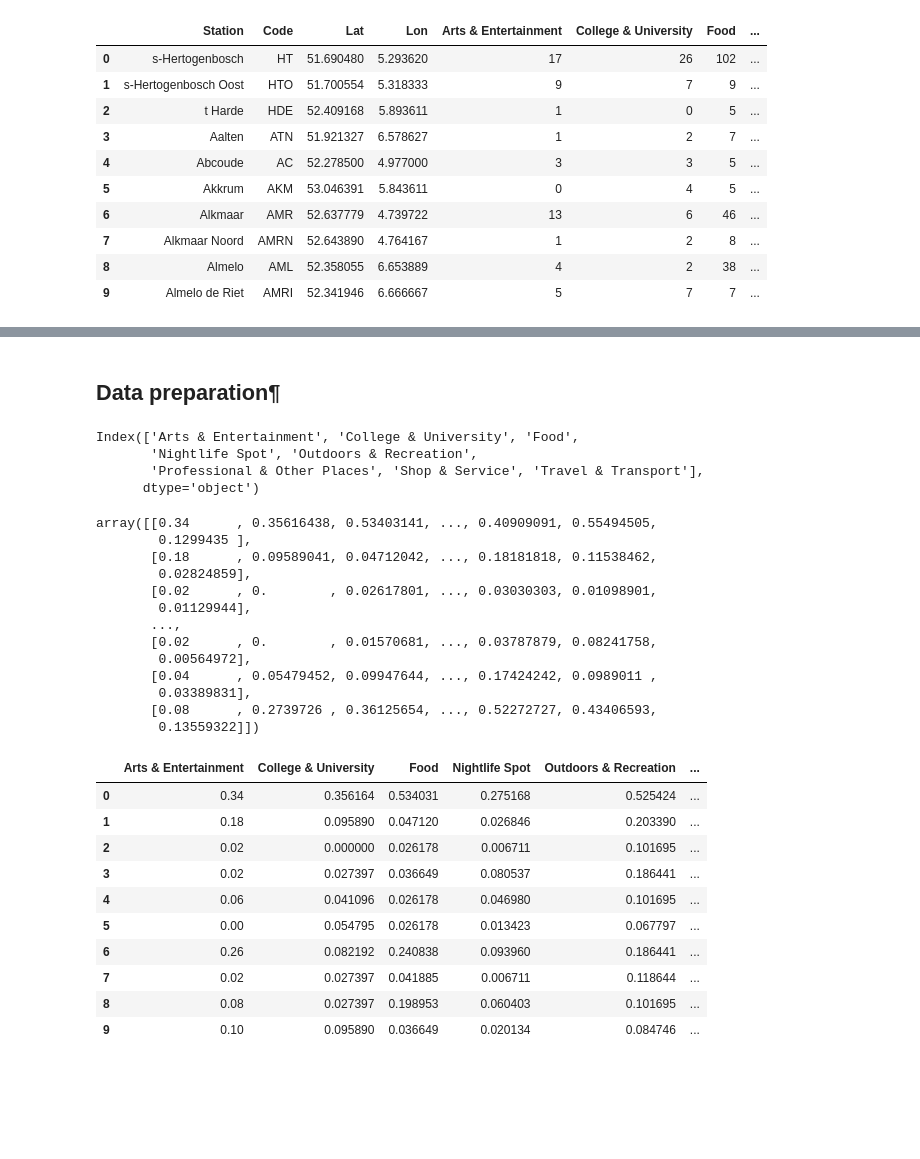
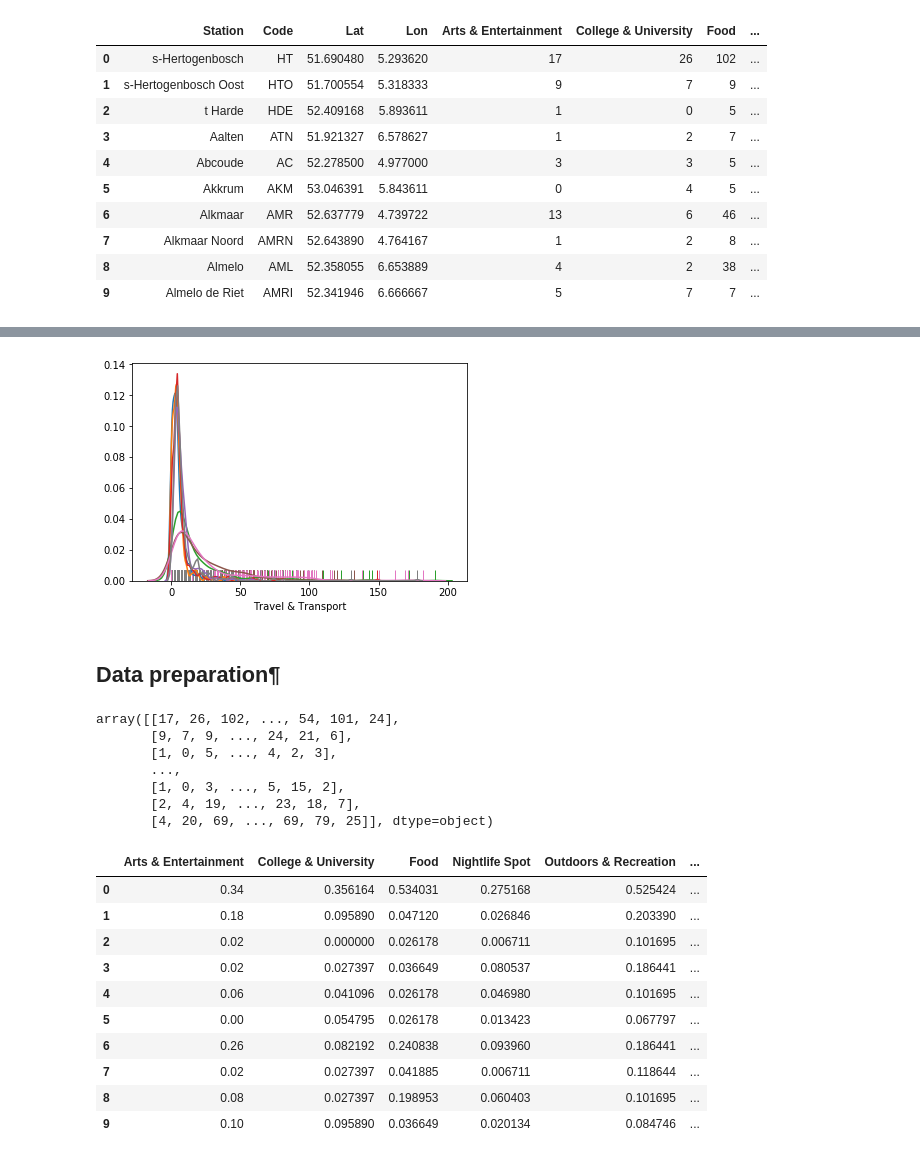
Before and after one commit to ArjanLem/Coursera_Capstone, a Jupyter notebook: BattleNeighbourhoods/classification_dutch_train_stations-wk5.ipynb, the cells around one changed output, grey strips where cells are left out. Cells and saved outputs as stored; diff of their text form; code cells hidden in the pictures; blank space fills up the shorter version.

```diff
--- a/BattleNeighbourhoods/classification_dutch_train_stations-wk5.ipynb
+++ b/BattleNeighbourhoods/classification_dutch_train_stations-wk5.ipynb
@@ -221,31 +236,28 @@ stations_venues_df.head(10)
+# %%
+#lines = stations_venues_plot_df.plot.line()
+for col in stations_venues_plot_df.columns:
+    sns.distplot(stations_venues_plot_df[col], hist=False, rug=True)
+# %% [output]
+[figure, added]
 # %% [markdown]
 ## Data preparation¶
 # %%
 from sklearn.preprocessing import MinMaxScaler
+from sklearn.preprocessing import RobustScaler
+from sklearn.preprocessing import PowerTransformer
 
 columns = stations_venues_df.columns[4:]
 X = stations_venues_df.values[:,4:]
 vanue_counts_norm = MinMaxScaler().fit_transform(X)
+# vanue_counts_norm = RobustScaler().fit_transform(X)
+# vanue_counts_norm = PowerTransformer(method='yeo-johnson').fit_transform(X)
 
-columns
+X
 # %% [output]
-Index(['Arts & Entertainment', 'College & University', 'Food',
-       'Nightlife Spot', 'Outdoors & Recreation',
-       'Professional & Other Places', 'Shop & Service', 'Travel & Transport'],
-      dtype='object')
+array([[17, 26, 102, ..., 54, 101, 24],
+       [9, 7, 9, ..., 24, 21, 6],
+       [1, 0, 5, ..., 4, 2, 3],
+       ...,
+       [1, 0, 3, ..., 5, 15, 2],
+       [2, 4, 19, ..., 23, 18, 7],
+       [4, 20, 69, ..., 69, 79, 25]], dtype=object)
-# %%
-vanue_counts_norm
-# %% [output]
-array([[0.34      , 0.35616438, 0.53403141, ..., 0.40909091, 0.55494505,
-        0.1299435 ],
-       [0.18      , 0.09589041, 0.04712042, ..., 0.18181818, 0.11538462,
-        0.02824859],
-       [0.02      , 0.        , 0.02617801, ..., 0.03030303, 0.01098901,
-        0.01129944],
-       ...,
-       [0.02      , 0.        , 0.01570681, ..., 0.03787879, 0.08241758,
-        0.00564972],
-       [0.04      , 0.05479452, 0.09947644, ..., 0.17424242, 0.0989011 ,
-        0.03389831],
-       [0.08      , 0.2739726 , 0.36125654, ..., 0.52272727, 0.43406593,
-        0.13559322]])
```
Also changed, not shown: parts of 13 cells of this notebook, 1 other file.
